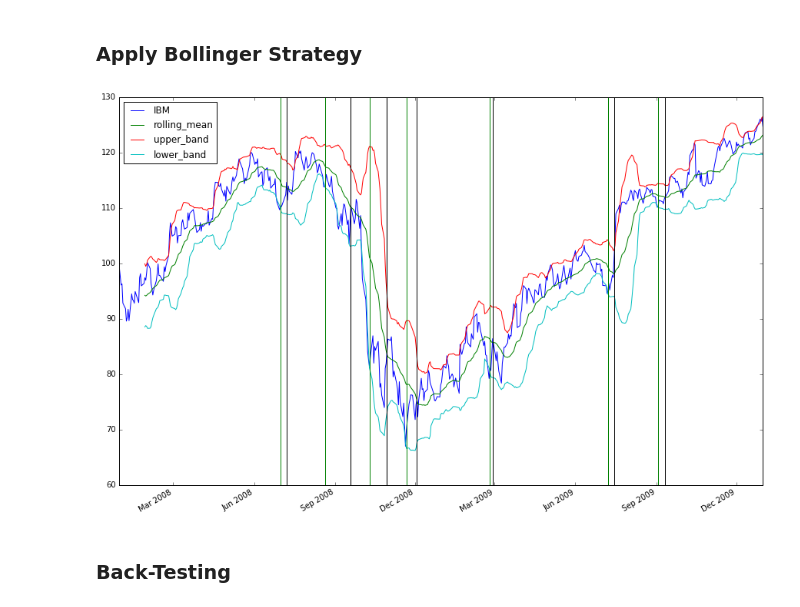
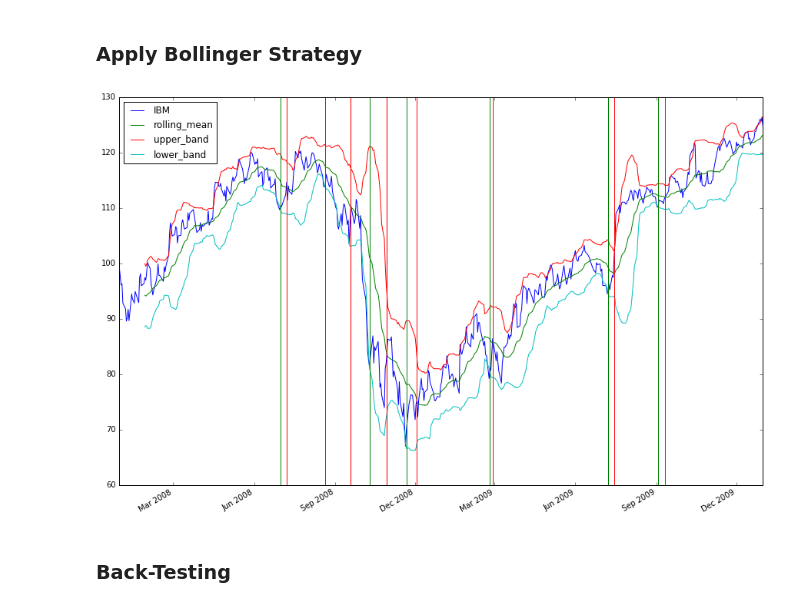
Before and after one commit to Carmine977/trading-strategy, a Jupyter notebook: bollinger-strategy.ipynb, the cells around one changed output. Cells and saved outputs as stored; diff of their text form; code cells hidden in the pictures.

```diff
--- a/bollinger-strategy.ipynb
+++ b/bollinger-strategy.ipynb
@@ -18,7 +18,7 @@ folder_output = 'out'
 file_output = 'bollingerstrategy'
 make_file_out_unique = False  #When True generate new file at each run
 stock = 'IBM'
-shares = 5
+shares = 100
 
 dates = pd.date_range(date_start, date_end)
 # %% [markdown]
@@ -69,35 +69,35 @@ for (index1, row1),(index2, row2) in izip(df.iterrows(), df[1:].iterrows()):
         f.write("{},{},SELL,{},{}\n".format(str(index2)[:10], stock, shares, row2[stock]))
 
 '''
     # Signal to start shorting
     elif (row1[stock] > row1['upper_band'] and row2[stock] < row2['upper_band'] and not holding_short):
         short_entries.append(str(index2)[:10])
         holding_short = True
         f.write("{},{},SELL,100\n".format(str(index2)[:10], stock))
 
     # Signal to stop shorting
     elif (row1[stock] > row1['rolling_mean'] and row2[stock] < row2['rolling_mean'] and holding_short):
         exits.append(str(index2)[:10])
         holding_short = False
         f.write("{},{},BUY,100\n".format(str(index2)[:10], stock))
 '''
 
 f.close()
 
 # Plot Bollinger Strategy
 ax = df.plot(figsize=(15, 10))
 
 for day in long_entries:
     ax.axvline(x=day, color='green')
 for day in exits:
-    ax.axvline(x=day, color='black')
+    ax.axvline(x=day, color='red')
 '''
 for day in short_entries:
     ax.axvline(x=day, color='red')
 '''
 plt.show()
 # %% [output]
-[figure, old version]
+[figure, new version]
 # %% [markdown]
 ### Back-Testing
 # %%
```
Also changed, not shown: parts of 1 cell of this notebook, 6 other files.
